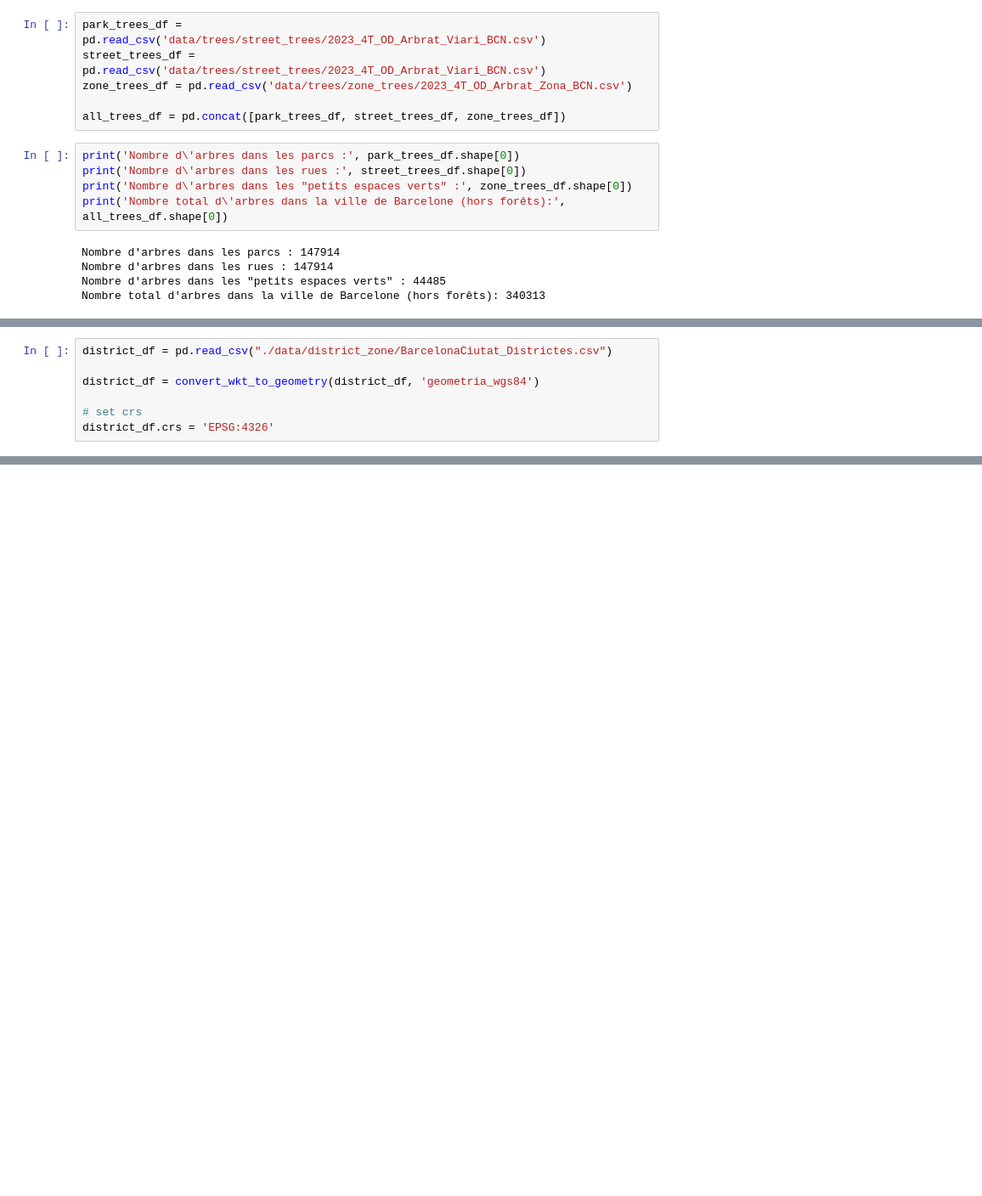
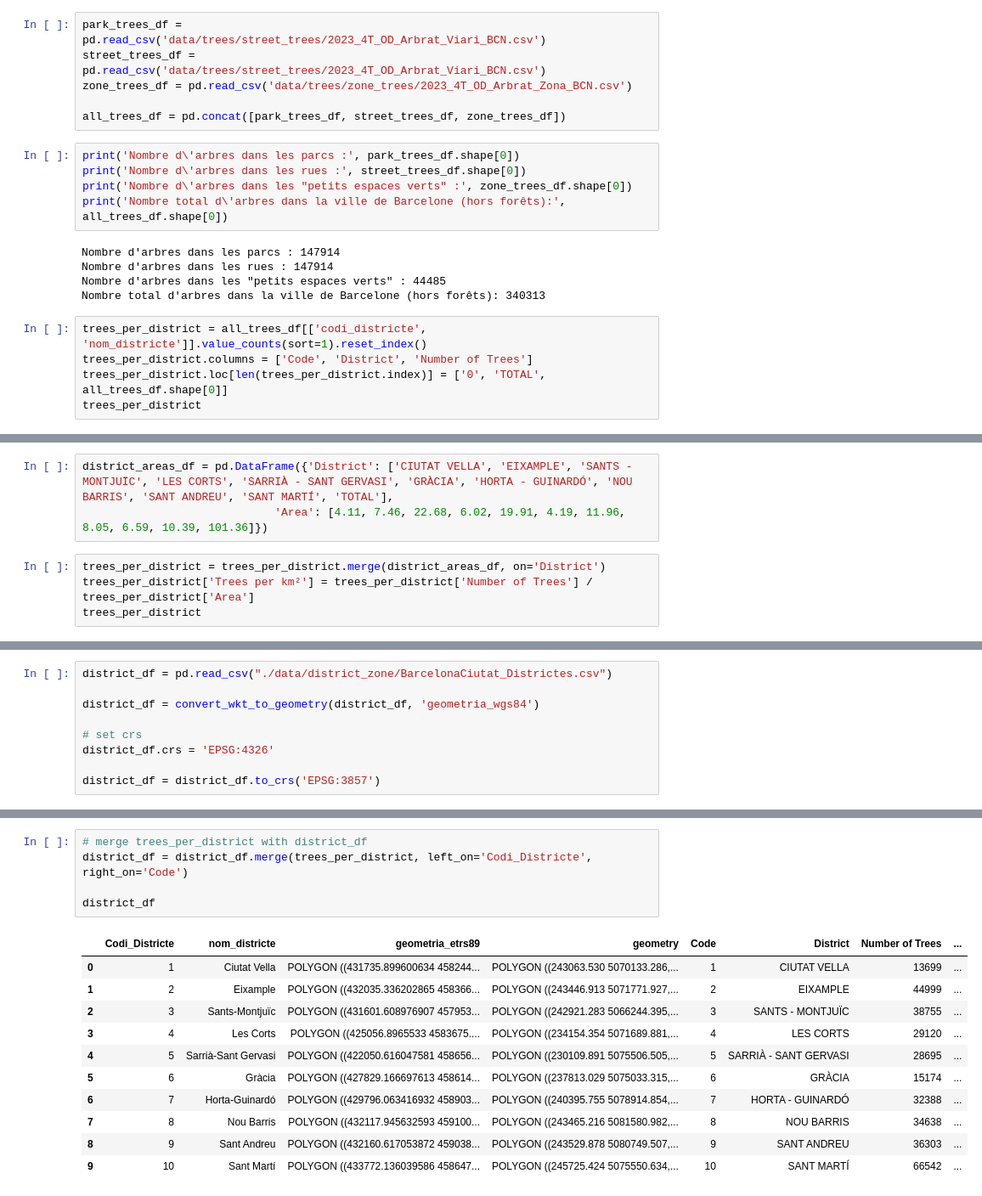
Before and after one commit to Myuketsu/opendata, a Jupyter notebook: Trees.ipynb, the cells around one changed output, grey strips where cells are left out. Shown: that part at 85% size. Saved outputs shown, nothing was run; the diff lists cells and outputs as text; blank space fills up the shorter version.

```diff
--- a/Trees.ipynb
+++ b/Trees.ipynb
@@ -30,3 +30,8 @@ Nombre d'arbres dans les parcs : 147914
 Nombre d'arbres dans les rues : 147914
 Nombre d'arbres dans les "petits espaces verts" : 44485
 Nombre total d'arbres dans la ville de Barcelone (hors forêts): 340313
+# %%
+trees_per_district = all_trees_df[['codi_districte', 'nom_districte']].value_counts(sort=1).reset_index()
+trees_per_district.columns = ['Code', 'District', 'Number of Trees']
+trees_per_district.loc[len(trees_per_district.index)] = ['0', 'TOTAL', all_trees_df.shape[0]]
+trees_per_district
@@ -32,0 +51,7 @@ Nombre total d'arbres dans la ville de Barcelone (hors forêts): 340313
+# %%
+district_areas_df = pd.DataFrame({'District': ['CIUTAT VELLA', 'EIXAMPLE', 'SANTS - MONTJUÏC', 'LES CORTS', 'SARRIÀ - SANT GERVASI', 'GRÀCIA', 'HORTA - GUINARDÓ', 'NOU BARRIS', 'SANT ANDREU', 'SANT MARTÍ', 'TOTAL'],
+                             'Area': [4.11, 7.46, 22.68, 6.02, 19.91, 4.19, 11.96, 8.05, 6.59, 10.39, 101.36]})
+# %%
+trees_per_district = trees_per_district.merge(district_areas_df, on='District')
+trees_per_district['Trees per km²'] = trees_per_district['Number of Trees'] / trees_per_district['Area']
+trees_per_district
@@ -37,3 +74,5 @@ district_df = convert_wkt_to_geometry(district_df, 'geometria_wgs84')
 
 # set crs
 district_df.crs = 'EPSG:4326'
+
+district_df = district_df.to_crs('EPSG:3857')
@@ -39,0 +93,17 @@ district_df.crs = 'EPSG:4326'
+# %%
+# merge trees_per_district with district_df
+district_df = district_df.merge(trees_per_district, left_on='Codi_Districte', right_on='Code')
+
+district_df
+# %% [output]
+|  | Codi_Districte | nom_districte | geometria_etrs89 | geometry | Code | District | Number of Trees | ... |
+| 0 | 1 | Ciutat Vella | POLYGON ((431735.899600634 458244... | POLYGON ((243063.530 5070133.286,... | 1 | CIUTAT VELLA | 13699 | ... |
+| 1 | 2 | Eixample | POLYGON ((432035.336202865 458366... | POLYGON ((243446.913 5071771.927,... | 2 | EIXAMPLE | 44999 | ... |
+| 2 | 3 | Sants-Montjuïc | POLYGON ((431601.608976907 457953... | POLYGON ((242921.283 5066244.395,... | 3 | SANTS - MONTJUÏC | 38755 | ... |
+| 3 | 4 | Les Corts | POLYGON ((425056.8965533 4583675.... | POLYGON ((234154.354 5071689.881,... | 4 | LES CORTS | 29120 | ... |
+| 4 | 5 | Sarrià-Sant Gervasi | POLYGON ((422050.616047581 458656... | POLYGON ((230109.891 5075506.505,... | 5 | SARRIÀ - SANT GERVASI | 28695 | ... |
+| 5 | 6 | Gràcia | POLYGON ((427829.166697613 458614... | POLYGON ((237813.029 5075033.315,... | 6 | GRÀCIA | 15174 | ... |
+| 6 | 7 | Horta-Guinardó | POLYGON ((429796.063416932 458903... | POLYGON ((240395.755 5078914.854,... | 7 | HORTA - GUINARDÓ | 32388 | ... |
+| 7 | 8 | Nou Barris | POLYGON ((432117.945632593 459100... | POLYGON ((243465.216 5081580.982,... | 8 | NOU BARRIS | 34638 | ... |
+| 8 | 9 | Sant Andreu | POLYGON ((432160.617053872 459038... | POLYGON ((243529.878 5080749.507,... | 9 | SANT ANDREU | 36303 | ... |
+| 9 | 10 | Sant Martí | POLYGON ((433772.136039586 458647... | POLYGON ((245725.424 5075550.634,... | 10 | SANT MARTÍ | 66542 | ... |
```
Also changed, not shown: parts of 4 cells of this notebook, 3 other files.
